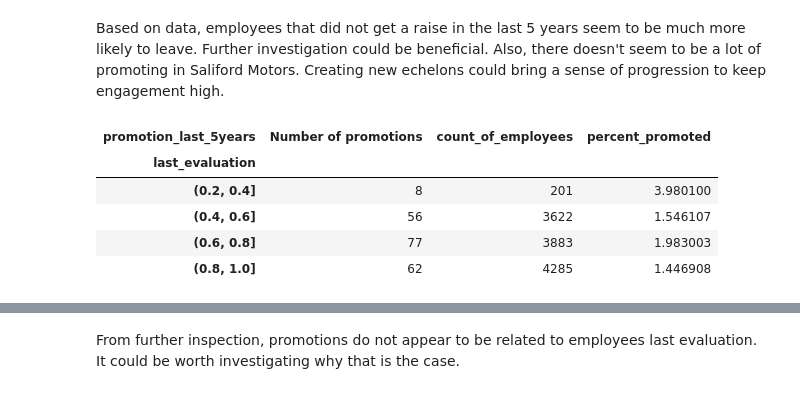
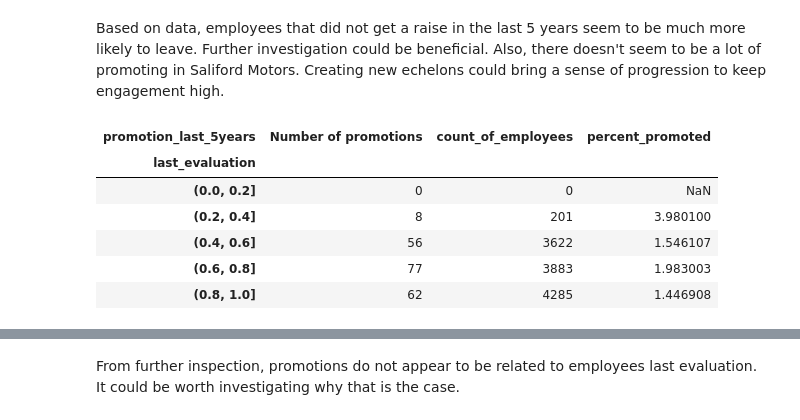
Before and after one commit to Max0513/Turn-over-analysis---Saliford-, a Jupyter notebook: Notebooks/data_cleanup.ipynb, the cells around one changed output, grey strips where cells are left out. Saved outputs shown, nothing was run; the diff lists cells and outputs as text; code cells hidden in the pictures.

```diff
--- a/Notebooks/data_cleanup.ipynb
+++ b/Notebooks/data_cleanup.ipynb
@@ -275,25 +277,26 @@ promotion_df
 # %% [markdown]
 Based on data, employees that did not get a raise in the last 5 years seem to be much more likely to leave. Further investigation could be beneficial. Also, there doesn't seem to be a lot of promoting in Saliford Motors. Creating new echelons could bring a sense of progression to keep engagement high.
 # %%
-bins = [0.2,0.4,0.6,0.8,1]
+bins = [0,0.2,0.4,0.6,0.8,1]
 
 promotion_by_evaluation_df = (
     df1.groupby([pd.cut(df1['last_evaluation'],bins),'promotion_last_5years'])
     .size()
     .unstack()
 )
 
 promotion_by_evaluation_df['count_of_employees'] = promotion_by_evaluation_df[1] + promotion_by_evaluation_df[0]
 promotion_by_evaluation_df['percent_promoted'] = promotion_by_evaluation_df[1]*100/(promotion_by_evaluation_df[0]+promotion_by_evaluation_df[1])
 
 (
     promotion_by_evaluation_df
     .drop(columns=[0])
     .rename(columns={1:'Number of promotions'})
 )
 # %% [output]
 | promotion_last_5years | Number of promotions | count_of_employees | percent_promoted |
 | last_evaluation |  |  |  |
+| (0.0, 0.2] | 0 | 0 | NaN |
 | (0.2, 0.4] | 8 | 201 | 3.980100 |
 | (0.4, 0.6] | 56 | 3622 | 1.546107 |
 | (0.6, 0.8] | 77 | 3883 | 1.983003 |
```
Also changed, not shown: parts of 10 cells of this notebook, 2 other files.
